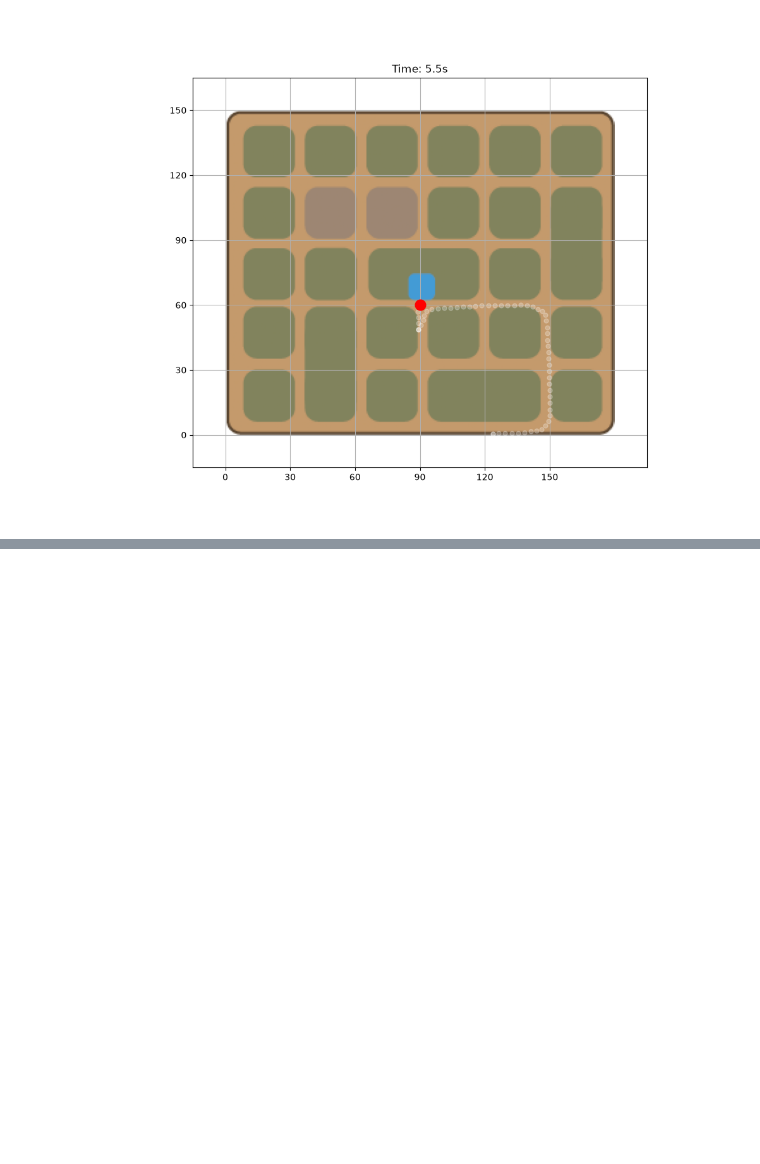
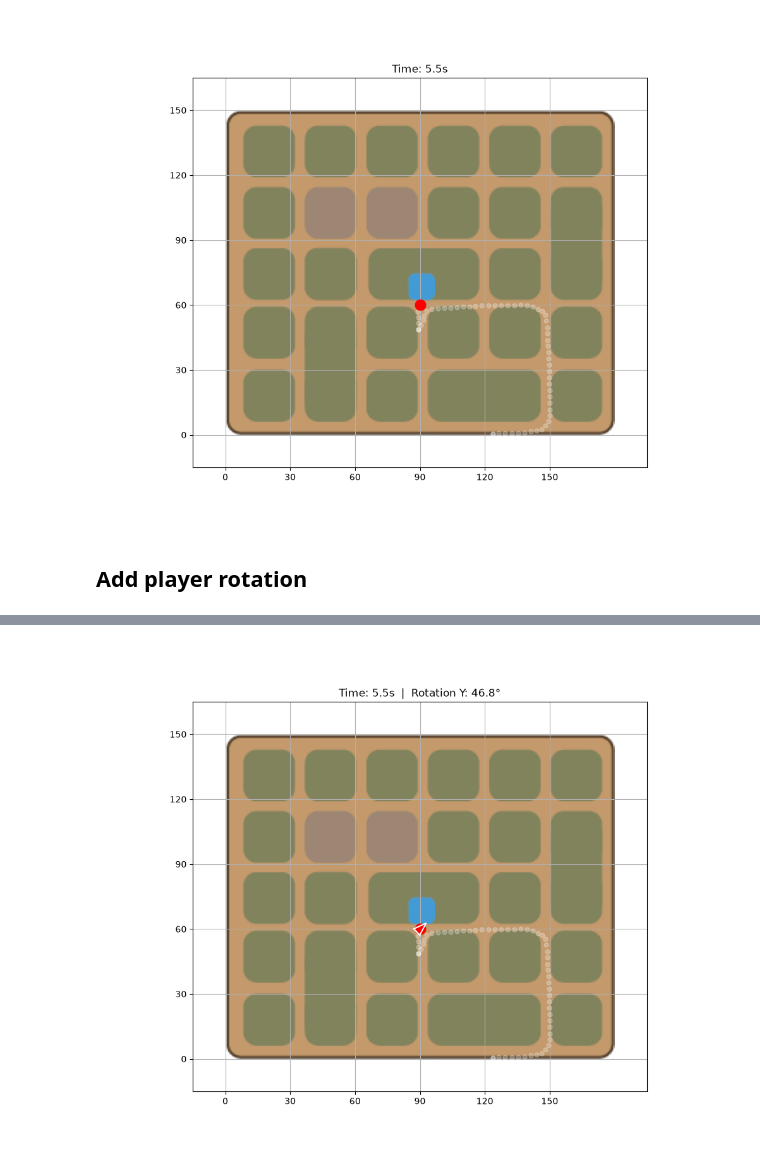
Before and after one commit to mamabox/lumeria-dataViz-proto, a Jupyter notebook: jupyter/architecture.ipynb, the cells around one changed output, grey strips where cells are left out. Saved outputs shown, nothing was run; the diff lists cells and outputs as text; code cells hidden in the pictures; blank space fills up the shorter version.

```diff
--- a/jupyter/architecture.ipynb
+++ b/jupyter/architecture.ipynb
@@ -225,11 +165,13 @@ map_extent = [
 
 x_list =  [x for (x,y,z) in df["position"]]
 z_list =  [z for (x,y,z) in df["position"]]
+rot_y_list = [y for (x,y,z) in df["rotation"]]
 t_list: list[float] = [_ for _ in df["time"]]
 
 print(x_list)
 print(z_list)
 print(t_list)
+print(rot_y_list)
 
 fig, ax = plt.subplots()
 
@@ -312,7 +264,7 @@ import matplotlib.image as mpimg
 
 map = mpimg.imread("../images/map_level1.png")
 
-fig, ax3 = plt.subplots(figsize=(10, 8))
+fig3, ax3 = plt.subplots(figsize=(10, 8))
 ax3.imshow(map, extent=map_coord, origin="upper", aspect="equal")
 
 # Plot all dots faded as a trail
@@ -340,7 +292,7 @@ def update(frame):
     current.set_data([x_list[frame]], [z_list[frame]])
 
     ax3.set_title(f"Time: {t_list[frame]:.1f}s")
-    fig.canvas.draw_idle()
+    fig3.canvas.draw_idle()
 
 # --------- WIDGET --------- #
 slider = widgets.IntSlider(min=0, max=len(x_list)-1, step=1, value=0, description="Frame")
@@ -360,7 +312,7 @@ import matplotlib.image as mpimg
 
 map = mpimg.imread("../images/map_level1.png")
 
-fig, ax3 = plt.subplots(figsize=(10, 8))
+fig3, ax3 = plt.subplots(figsize=(10, 8))
 ax3.imshow(map, extent=map_coord, origin="upper", aspect="equal")
 
 # Plot all dots faded as a trail
@@ -388,7 +340,7 @@ def update(frame):
     current.set_data([x_list[frame]], [z_list[frame]])
 
     ax3.set_title(f"Time: {t_list[frame]:.1f}s")
-    fig.canvas.draw_idle()
+    fig3.canvas.draw_idle()
 
 # --------- WIDGET --------- #
 play = widgets.Play(
@@ -396,7 +348,7 @@ play = widgets.Play(
     min=0,
     max=len(x_list)-1,
     step=1,
-    interval=100,         # milliseconds between frames
+    interval=100,         # milliseconds between frames, 100 = 10fps
     description="Play"
 )
 
@@ -411,3 +363,51 @@ display(ui)
 # %% [output]
 [interactive output not drawn]
 [figure]
+# %% [markdown]
+## Add player rotation
+# %%
+# Cell 2 — add triangle + redefine update + new widgets
+
+from matplotlib.patches import Polygon
+
+SIZE = 4
+base_triangle = np.array([
+    [0, SIZE],
+    [-SIZE/2, -SIZE/2],
+    [SIZE/2, -SIZE/2],
+])
+
+CENTER_X = 90
+CENTER_Z = 60
+
+tri_patch = Polygon(base_triangle, closed=True, fc='red', ec='white', lw=1.5, zorder=11)
+ax3.add_patch(tri_patch)
+
+# Must redefine — the old update doesn't know about tri_patch
+def update(frame):
+    path.set_data(x_list[:frame+1], z_list[:frame+1])
+    current.set_data([x_list[frame]], [z_list[frame]])
+
+    angle = -rot_y_list[frame]
+    rad = np.radians(angle)
+    cos_a, sin_a = np.cos(rad), np.sin(rad)
+    rotated = np.array([
+        [v[0]*cos_a - v[1]*sin_a, v[0]*sin_a + v[1]*cos_a]
+        for v in base_triangle
+    ])
+    rotated[:, 0] += CENTER_X
+    rotated[:, 1] += CENTER_Z
+    tri_patch.set_xy(rotated)
+
+    ax3.set_title(f"Time: {t_list[frame]:.1f}s  |  Rotation Y: {rot_y_list[frame]:.1f}°")
+    fig3.canvas.draw_idle()
+
+# Must recreate widgets — old ones are linked to old update
+play = widgets.Play(value=0, min=0, max=len(x_list)-1, step=1, interval=100)
+slider = widgets.IntSlider(min=0, max=len(x_list)-1, step=1, value=0, description="Frame")
+widgets.jslink((play, 'value'), (slider, 'value'))
+ui = widgets.HBox([play, slider])
+widgets.interactive_output(update, {'frame': slider})
+display(ui)
+display(fig3.canvas)
+# %% [output]
@@ -413,0 +415 @@ display(ui)
+[figure, added]
```
Also changed, not shown: parts of 15 cells of this notebook.
